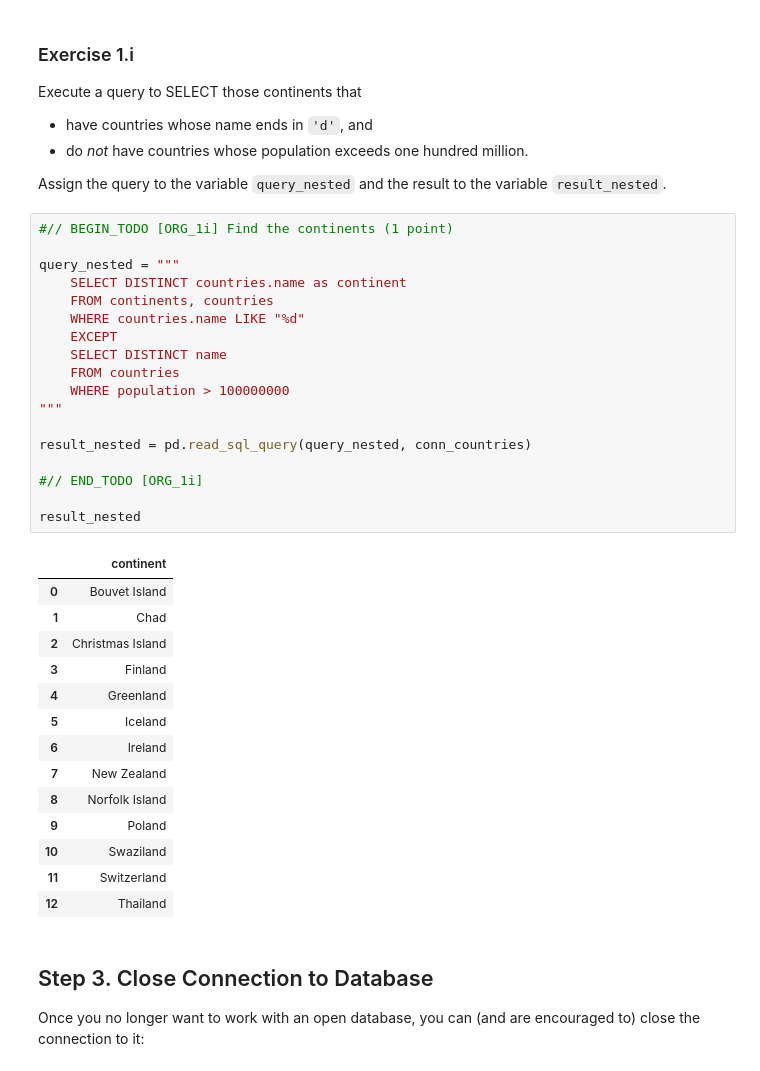
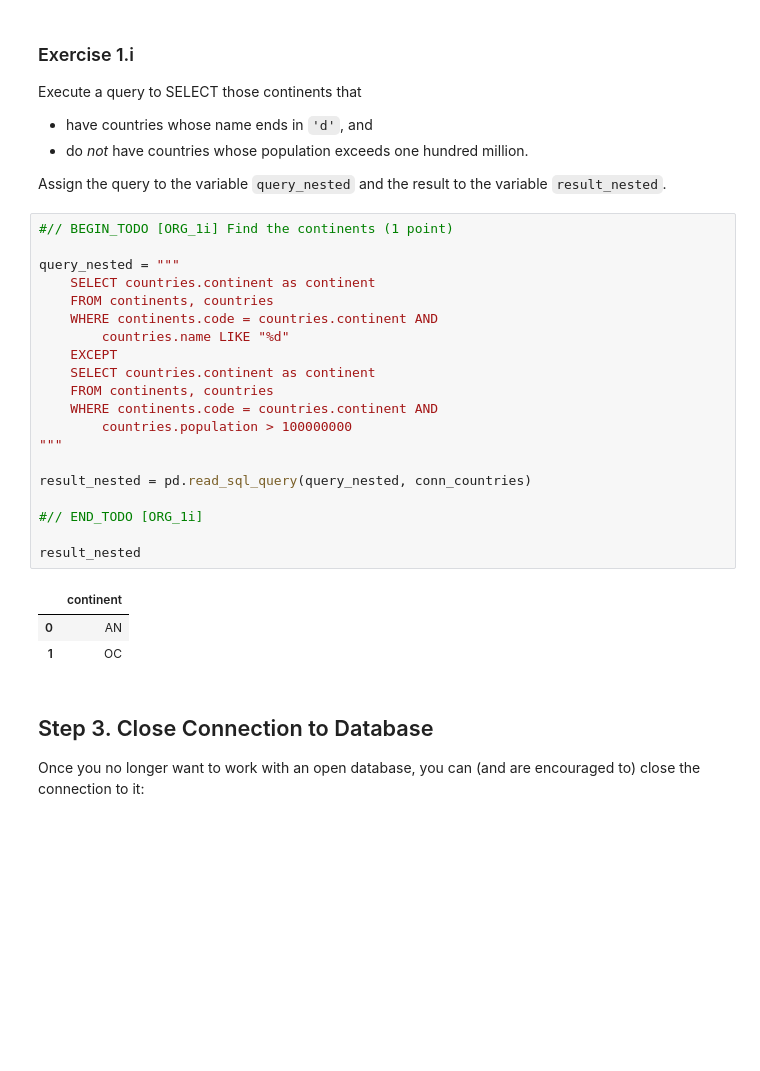
Before and after one commit to abdullah-at-tue/2IAB1, a Jupyter notebook: ORG/Exercises-ORG-2184796.ipynb, the cells around one changed output. Cells and saved outputs as stored; diff of their text form; blank space fills up the shorter version.

```diff
--- a/ORG/Exercises-ORG-2184796.ipynb
+++ b/ORG/Exercises-ORG-2184796.ipynb
@@ -827,36 +822,27 @@ Assign the query to the variable `query_nested` and the result to the variable `
 # %%
 #// BEGIN_TODO [ORG_1i] Find the continents (1 point)
 
 query_nested = """
-    SELECT DISTINCT countries.name as continent
+    SELECT countries.continent as continent
     FROM continents, countries
-    WHERE countries.name LIKE "%d"
+    WHERE continents.code = countries.continent AND
+        countries.name LIKE "%d"
     EXCEPT
-    SELECT DISTINCT name
-    FROM countries
-    WHERE population > 100000000
+    SELECT countries.continent as continent
+    FROM continents, countries
+    WHERE continents.code = countries.continent AND
+        countries.population > 100000000
 """
 
 result_nested = pd.read_sql_query(query_nested, conn_countries)
 
 #// END_TODO [ORG_1i]
 
 result_nested
 # %% [output]
 |  | continent |
-| 0 | Bouvet Island |
-| 1 | Chad |
-| 2 | Christmas Island |
-| 3 | Finland |
-| 4 | Greenland |
-| 5 | Iceland |
-| 6 | Ireland |
-| 7 | New Zealand |
-| 8 | Norfolk Island |
-| 9 | Poland |
-| 10 | Swaziland |
-| 11 | Switzerland |
-| 12 | Thailand |
+| 0 | AN |
+| 1 | OC |
 # %% [markdown]
 ## Step 3. Close Connection to Database
 
```
Also changed, not shown: parts of 8 cells of this notebook.
